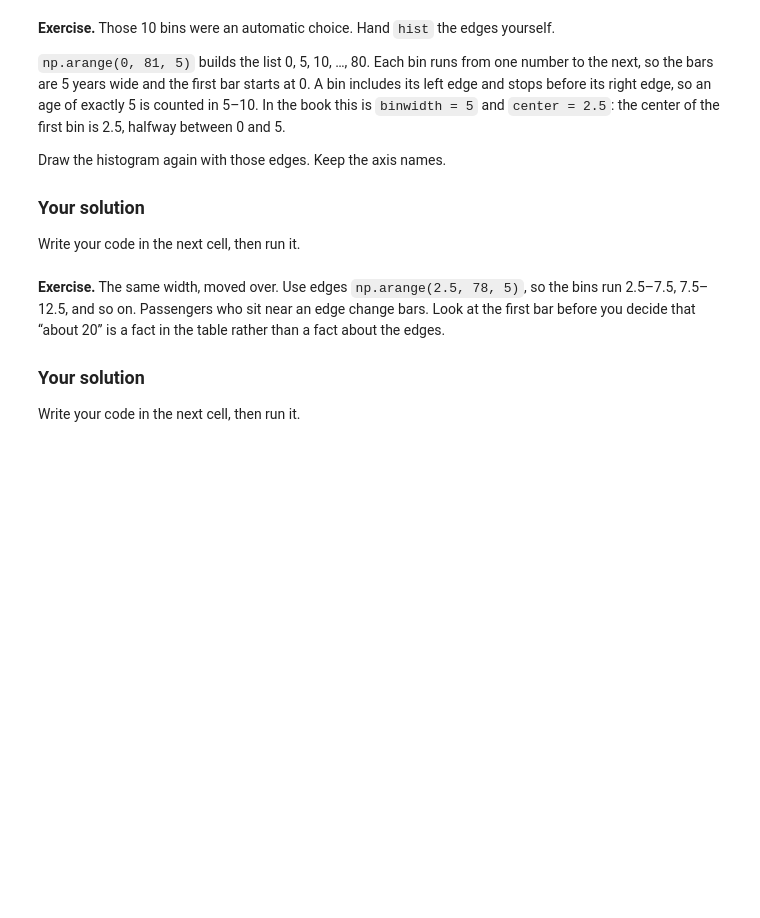
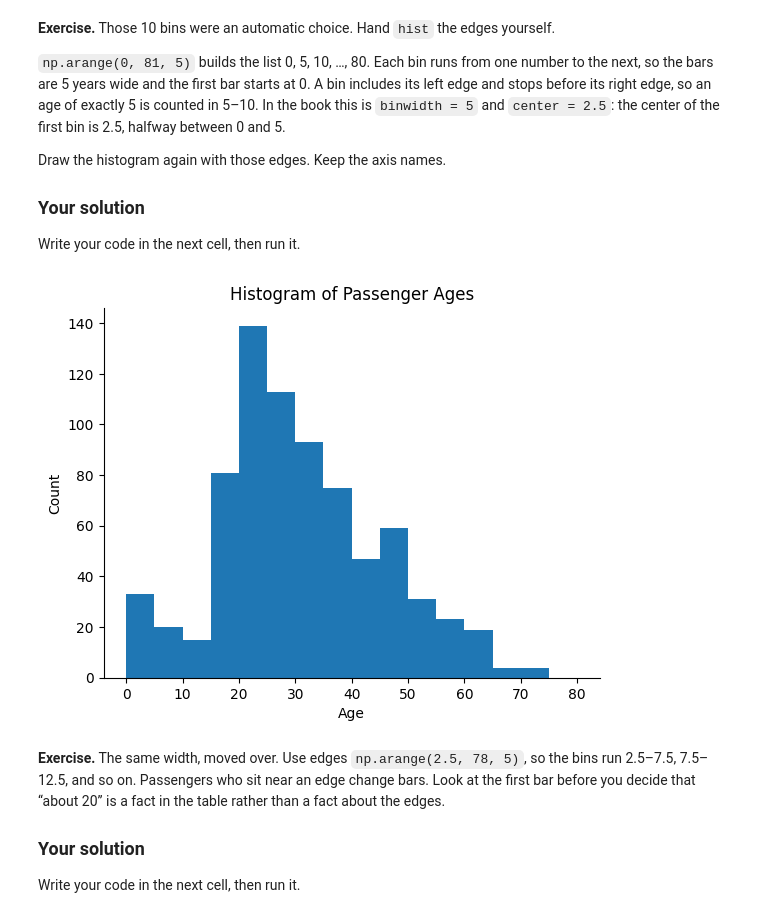
Before and after one commit to Prasanna-datascience/Data201Class, a Jupyter notebook: visualizing_distributions_1.ipynb, the cells around one changed output. Drawn from its saved outputs; the diff is of its cells as text; code cells hidden in the pictures; blank space fills up the shorter version.

```diff
--- a/visualizing_distributions_1.ipynb
+++ b/visualizing_distributions_1.ipynb
@@ -44,7 +44,8 @@ One row is one passenger on the Titanic. We keep four columns.
 
 `read_csv` turns the file into a table. The second line keeps those four columns. `sort_values` puts the youngest passenger first. `head()` shows the first five rows. The last line of a cell is shown under the cell.
 # %%
-titanic = pd.read_csv("/Users/mac-mini/Documents/Data 110-Fall 2026/Week4 slides/wilke/DSC385-main/datasets/titanic.csv")
+titanic = pd.read_csv(
+    "https://raw.githubusercontent.com/Reben80/Data110-Fall2026-CRN21802/main/dataset/titanic.csv")
 titanic = titanic[["age", "sex", "class", "survived"]]
 titanic = titanic.sort_values(["age", "sex", "class"])
 
@@ -91,3 +90,22 @@ Write your code in the next cell, then run it.
+# %%
+# Write your solution here.
+import numpy as np
+import matplotlib.pyplot as plt
+
+# Create bin edges: 0, 5, 10, ..., 80
+bins = np.arange(0, 81, 5)
+
+# Draw histogram using those edges
+plt.hist(titanic["age"], bins=bins)
+
+# Keep the axis names
+plt.xlabel("Age")
+plt.ylabel("Count")
+
+plt.title("Histogram of Passenger Ages")
+plt.show()
+# %% [output]
+[figure, added]
 # %% [markdown]
 **Exercise.** The same width, moved over. Use edges `np.arange(2.5, 78, 5)`, so the bins run 2.5–7.5, 7.5–12.5, and so on. Passengers who sit near an edge change bars. Look at the first bar before you decide that “about 20” is a fact in the table rather than a fact about the edges.
 
```
Also changed, not shown: parts of 13 cells of this notebook.
